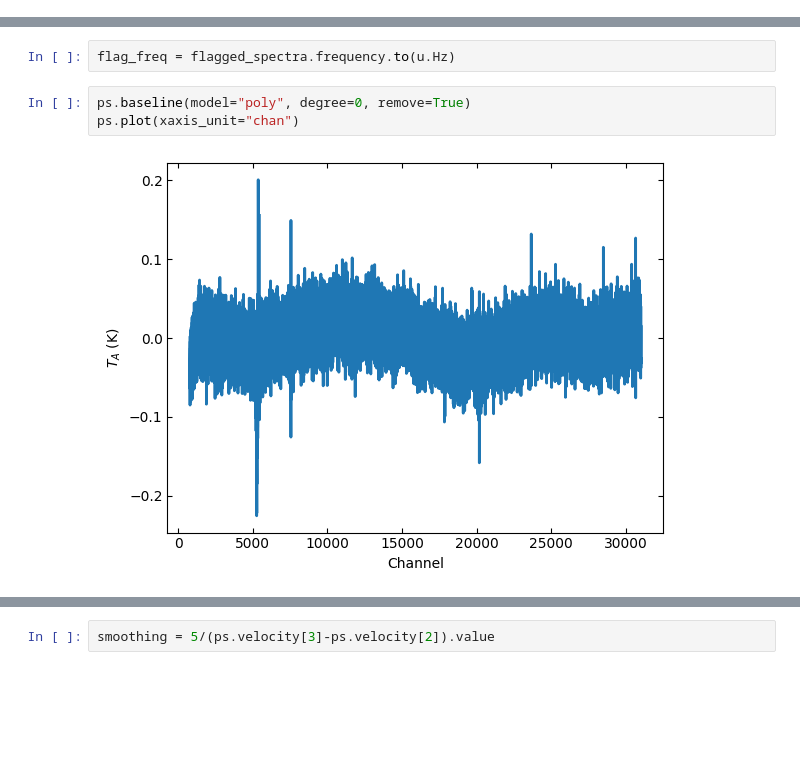
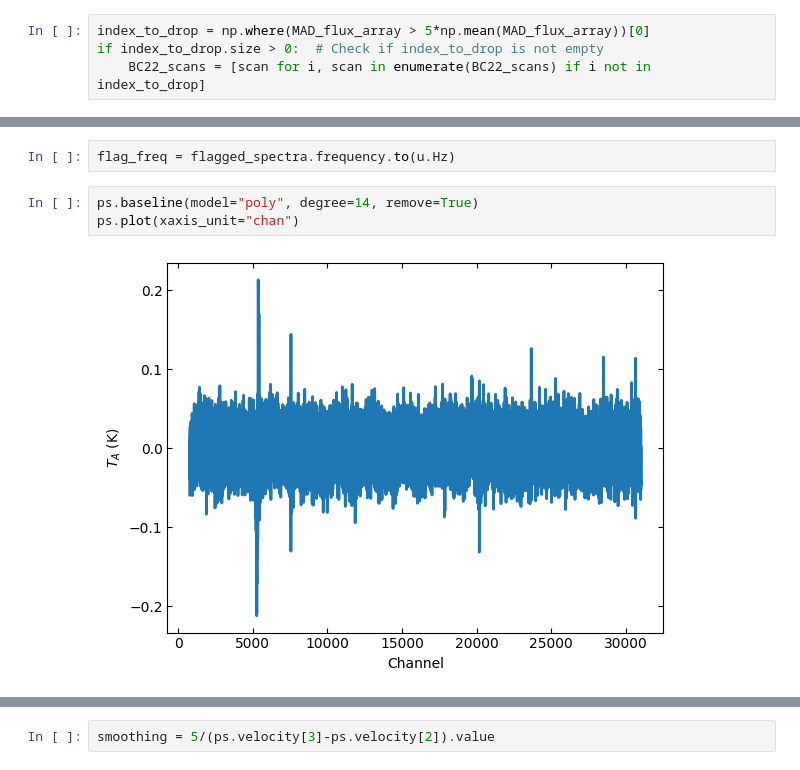
Before and after one commit to swapnaneeldey/GBT_HI_DR_Dysh_Blue_blobs24B, a Jupyter notebook: HI_trial_part4.ipynb, the cells around one changed output, grey strips where cells are left out. Saved outputs shown, nothing was run; the diff lists cells and outputs as text; blank space fills up the shorter version.

```diff
--- a/HI_trial_part4.ipynb
+++ b/HI_trial_part4.ipynb
@@ -99,3 +124,7 @@ sdfits.flags.show()
+# %%
+index_to_drop = np.where(MAD_flux_array > 5*np.mean(MAD_flux_array))[0]
+if index_to_drop.size > 0:  # Check if index_to_drop is not empty
+	BC22_scans = [scan for i, scan in enumerate(BC22_scans) if i not in index_to_drop]
 # %%
 ps_scanblock = sdfits.getps(scan=BC22_scans, plnum=0, apply_flags=True)
 ps = ps_scanblock.timeaverage()
@@ -327,7 +348,7 @@ exclude_chan
 # %%
 flag_freq = flagged_spectra.frequency.to(u.Hz)
 # %%
-ps.baseline(model="poly", degree=0, remove=True)
+ps.baseline(model="poly", degree=14, remove=True)
 ps.plot(xaxis_unit="chan")
 # %% [output]
-[figure, old version]
+[figure, new version]
```
Also changed, not shown: parts of 18 cells of this notebook, 1 other file.
